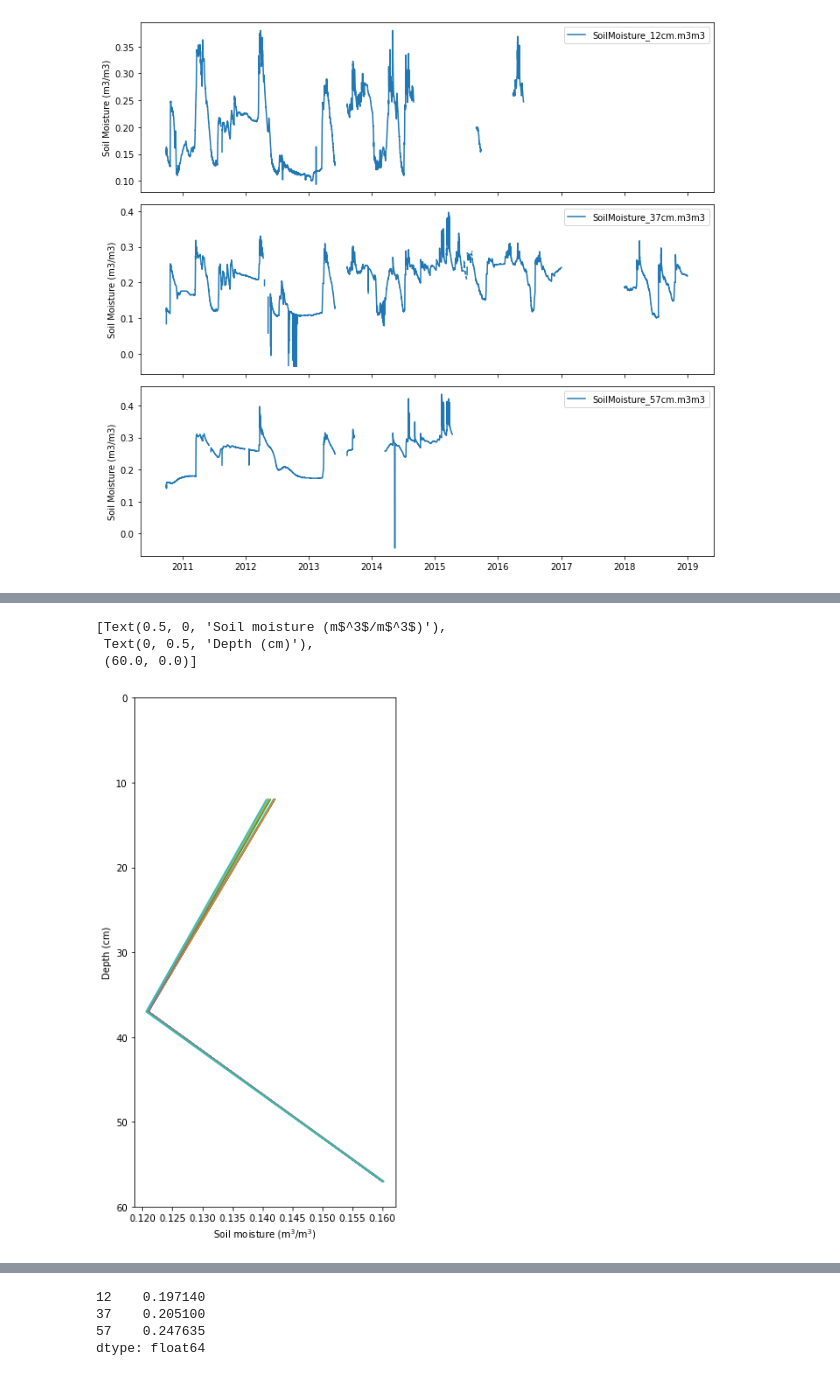
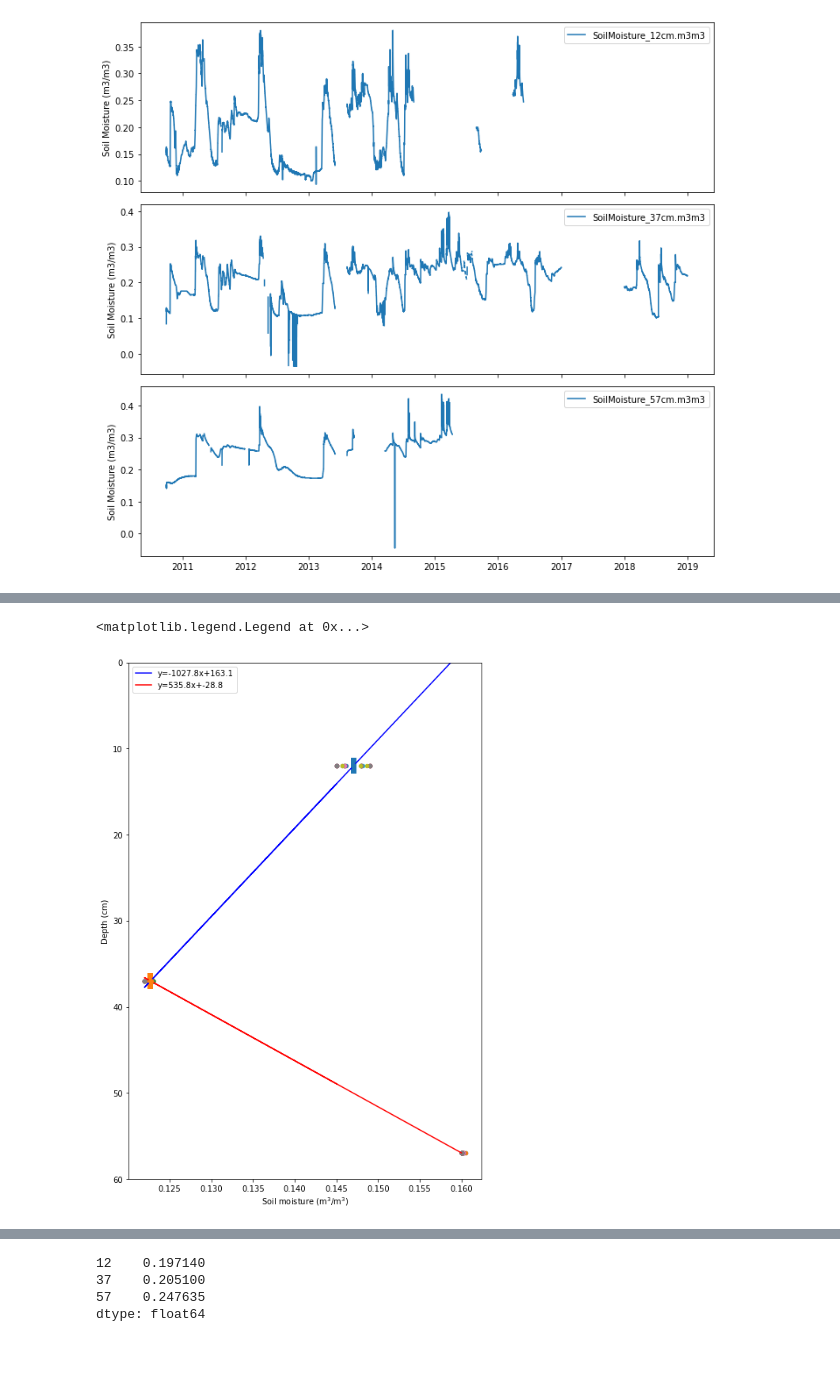
Before and after one commit to mberghouse/CO2-Data, a Jupyter notebook: python_processing/Catalina-Jemez_CZO/MC_Pit1.ipynb, the cells around one changed output, grey strips where cells are left out. Saved outputs shown, nothing was run; the diff lists cells and outputs as text; code cells hidden in the pictures.

Commit message:
MC pit1 depth and SM relationship
Trying to use a piecewise function to calculate daily expected values for soil moisture at 30cm.

```diff
--- a/python_processing/Catalina-Jemez_CZO/MC_Pit1.ipynb
+++ b/python_processing/Catalina-Jemez_CZO/MC_Pit1.ipynb
@@ -152,14 +129,0 @@ print(sm_df)
-# %%
-sm_df = df[[col for col in df.columns if 'SoilMoisture' in col]]
-fig, ax = plt.subplots(figsize=(5,10))
-
-for i in range(20):
-#     j = np.random.randint(sm_df.shape[0])
-    ax.plot(sm_df.iloc[i+200, :], [12, 37, 57])
-
-ax.set(xlabel='Soil moisture (m$^3$/m$^3$)', ylabel="Depth (cm)", ylim=[60,0])
-# %% [output]
-[Text(0.5, 0, 'Soil moisture (m$^3$/m$^3$)'),
- Text(0, 0.5, 'Depth (cm)'),
- (60.0, 0.0)]
-[figure, removed]
@@ -165,0 +152,50 @@ ax.set(xlabel='Soil moisture (m$^3$/m$^3$)', ylabel="Depth (cm)", ylim=[60,0])
+# %%
+#  My basic idea here is to create a piecewise function that predicts the soil moisture values based on the data for each day
+#  The problem I am having here is that my 30cm values are just for this
+#  single calculation (range(24) corresponds to 1 day of data), so I need to loop through the
+#  data and calculate a new best fit line for each day and use the daily best fit lines to
+#  calculate respective daily values for the soil moisture at 30cm. However, this will
+#  produce daily averages, so the data will lose some variability. This might be necessary though, since
+#  I don't know how we can predict values without doing some kind of averaging that will reduce variability.
+#  Also, I am having trouble plotting error bars or 95% confidence intervals. For some reason my standard errors are the same
+#  for the soil moisture values at each depth, which I don't think should be the case, based on the disctirbution of
+#  points shown from the scatter plot (it looks like 12cm should have a higher standard error)
+import scipy.stats as st
+
+sm_df = df[[col for col in df.columns if 'SoilMoisture' in col]]
+#sm_df=sm_df.drop(columns='SoilMoisture_30cm.m3m3')
+fig, ax = plt.subplots(figsize=(8,12))
+n=100  #Starting point
+for i in range(48):
+    ax.scatter(sm_df.iloc[i+n, :], [12, 37, 57], s=20)
+    x_12=np.mean(sm_df['SoilMoisture_12cm.m3m3'].iloc[n:i+n])
+    x_12stdev=np.std(sm_df['SoilMoisture_12cm.m3m3'].iloc[n:i+n])
+    x_12SE=x_12stdev/np.sqrt(len(sm_df['SoilMoisture_12cm.m3m3'].iloc[n:i+n]))
+    x_37=np.mean(sm_df['SoilMoisture_37cm.m3m3'].iloc[n:i+n])
+    x_37stdev=np.std(sm_df['SoilMoisture_37cm.m3m3'].iloc[n:i+n])
+    x_37SE=x_12stdev/np.sqrt(len(sm_df['SoilMoisture_37cm.m3m3'].iloc[n:i+n]))
+    x_57=np.mean(sm_df['SoilMoisture_57cm.m3m3'].iloc[n:i+n])
+    x_57stdev=np.std(sm_df['SoilMoisture_57cm.m3m3'].iloc[n:i+n])
+    x_57SE=x_12stdev/np.sqrt(len(sm_df['SoilMoisture_57cm.m3m3'].iloc[n:i+n]))
+    #m, b = np.polyfit([x_12, x_37, x_57], [12, 37, 57], 1)
+    #m1, b1 = np.polyfit([x_12, x_37], [12, 37], 1)
+    #m2, b2 = np.polyfit([x_37, x_57], [57, 37], 1)
+
+    m1=25/(x_37-x_12)
+    b1=12-m1*x_12
+    m2=20/(x_57-x_37)
+    b2=37-m2*x_37
+    df['SoilMoisture_30cm.m3m3']=(30-b1)/m1
+ax.set(xlabel='Soil moisture (m$^3$/m$^3$)', ylabel="Depth (cm)", ylim=[60,0])
+ax.plot(sm_df.iloc[i+n, :], m1*sm_df.iloc[i+n, :] + b1, label="y={0:.1f}x+{1:.1f}".format(m1,b1), c='b', lw=1.5)
+ax.plot(sm_df.iloc[i+n, :], m2*sm_df.iloc[i+n, :] + b2, label="y={0:.1f}x+{1:.1f}".format(m2,b2), c='r', lw=1.5)
+#ax.plot(st.t.interval(0.95, len(sm_df.iloc[i+n, :])-1, loc=np.mean(sm_df.iloc[i+n, :]), scale=st.sem(sm_df.iloc[i+n, :])))
+#plot_ci_manual(t, s_err, n, x, x2, y2, ax=ax)
+e=.000329
+plt.errorbar(x_12, 12, xerr=e, fmt='o', lw=20)
+plt.errorbar(x_37, 37, xerr=e, fmt='o', lw=20)
+
+plt.legend()
+# %% [output]
+<matplotlib.legend.Legend at 0x...>
+[figure, added]
```
Also changed, not shown: parts of 7 cells of this notebook, 1 other file.
